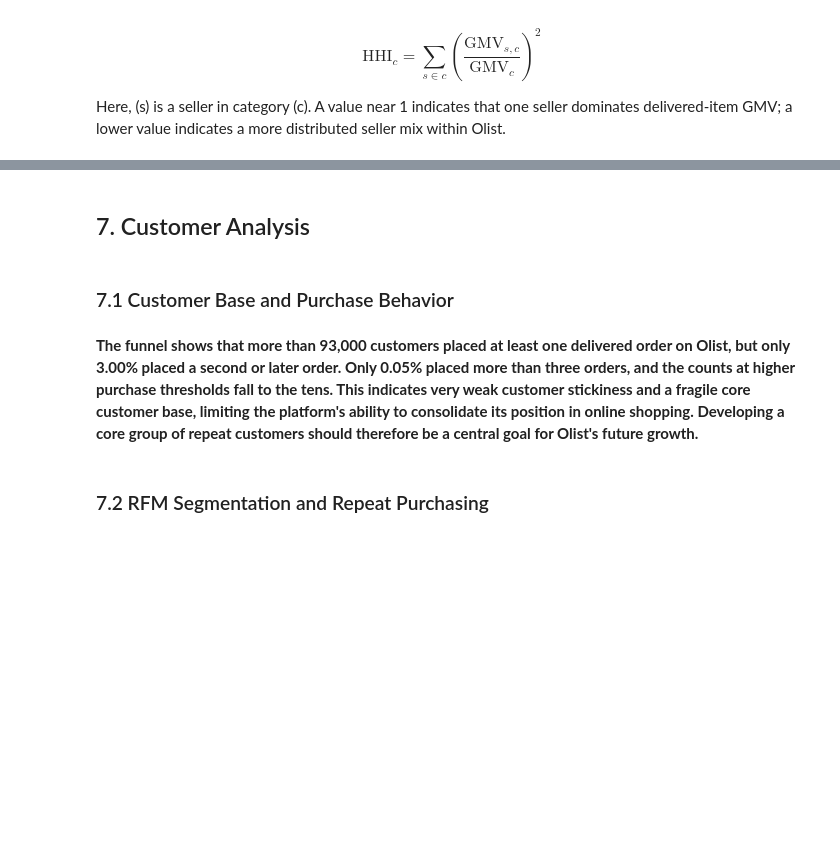
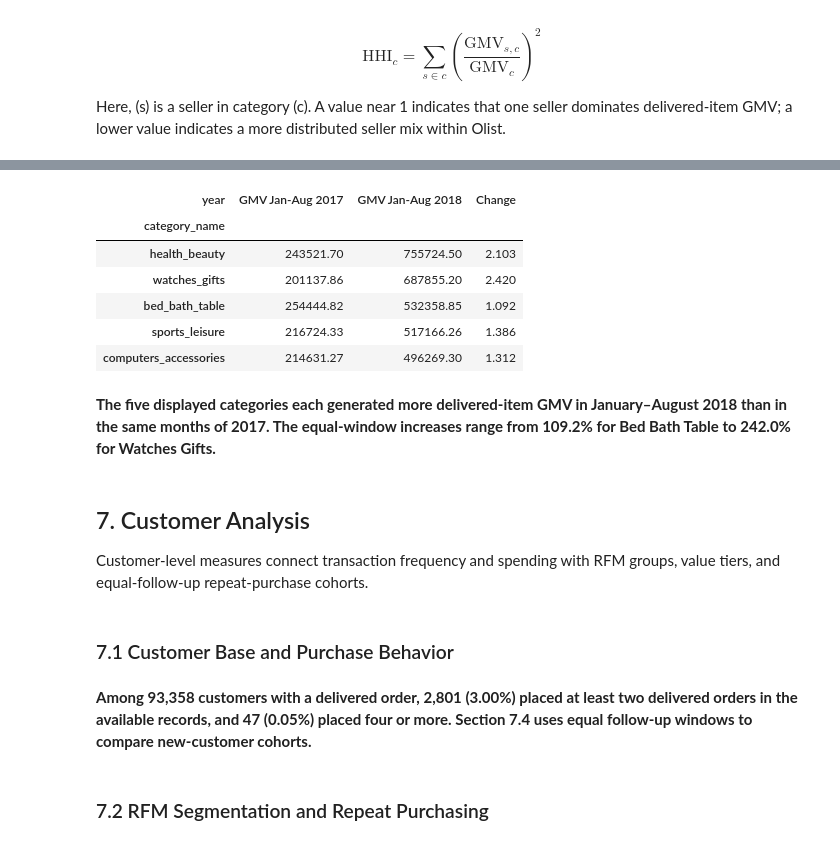
Before and after one commit to Observl/BigDataAnalysisPortfolio, a Jupyter notebook: Brazilian E-Commerce Analysis/Brazil EC.ipynb, the cells around one changed output, grey strips where cells are left out. Drawn from its saved outputs; the diff is of its cells as text; code cells hidden in the pictures; blank space fills up the shorter version.

```diff
--- a/Brazilian E-Commerce Analysis/Brazil EC.ipynb
+++ b/Brazilian E-Commerce Analysis/Brazil EC.ipynb
@@ -473,35 +479,29 @@ translation_df = dfs["translation_df"]
 customers_df["customer_zip_code_prefix"] = customers_df["customer_zip_code_prefix"].astype("string").str.zfill(5)
 customers_df["customer_city"] = customers_df["customer_city"].str.strip().str.lower()
 
-"str-lize zip code prefixes and city names."
 
 # Geolocation Features
 geolocation_df["geolocation_zip_code_prefix"] = geolocation_df["geolocation_zip_code_prefix"].astype("string").str.zfill(5)
 geolocation_df["geolocation_lat"] = pd.to_numeric(geolocation_df["geolocation_lat"], errors="coerce")
 geolocation_df["geolocation_lng"] = pd.to_numeric(geolocation_df["geolocation_lng"], errors="coerce")
 
-"numerilize geolocation's lat and lng values."
 
 # Order Item Features
 items_df["shipping_limit_date"] = pd.to_datetime(items_df["shipping_limit_date"], errors="coerce")
 items_df["price"] = pd.to_numeric(items_df["price"], errors="coerce")
 items_df["freight_value"] = pd.to_numeric(items_df["freight_value"], errors="coerce")
-items_df["item_total_value"] = items_df["price"] + items_df["freight_value"]
 
-"normalize timestamps and numerilize values."
 
 # Payment Features
 payments_df["payment_value"] = pd.to_numeric(payments_df["payment_value"], errors="coerce")
 payments_df["payment_installments"] = pd.to_numeric(payments_df["payment_installments"], errors="coerce")
 
-"numerilize values"
 
 # Review Features
 reviews_df["review_creation_date"] = pd.to_datetime(reviews_df["review_creation_date"], errors="coerce")
 reviews_df["review_answer_timestamp"] = pd.to_datetime(reviews_df["review_answer_timestamp"], errors="coerce")
 reviews_df["review_score"] = pd.to_numeric(reviews_df["review_score"], errors="coerce")
 
-"normalize timestamps and numerilize review scores."
 
 # Order Features
 date_columns = [
@@ -519,7 +519,6 @@ orders_df["delivery_days"] = (orders_df["order_delivered_customer_date"] - order
 orders_df["delivery_delay_days"] = (orders_df["order_delivered_customer_date"] - orders_df["order_estimated_delivery_date"]).dt.total_seconds() / 86400
 orders_df["is_late_delivery"] = orders_df["delivery_delay_days"] > 0
 
-"slice timestamps by year, month and day, creating new features."
 
 # Product Features
 products_df["product_category_name"] = products_df["product_category_name"].str.strip().str.lower()
@@ -535,12 +534,7 @@ product_numeric_columns = [
 for column in product_numeric_columns:
     products_df[column] = pd.to_numeric(products_df[column], errors="coerce")
 
-"numerilize products' parameters."
 
 # Seller Features
 sellers_df["seller_zip_code_prefix"] = sellers_df["seller_zip_code_prefix"].astype("string").str.zfill(5)
 sellers_df["seller_city"] = sellers_df["seller_city"].str.strip().str.lower()
-
-"str-lize zip codes and city names."
-
-""
@@ -1156,5 +1165,63 @@ Here, \(s\) is a seller in category \(c\). A value near 1 indicates that one sel
+# %%
+# Compare a fixed set of leading categories across months and equal-length year windows.
+category_monthly = product_sales.loc[
+    product_sales["order_purchase_timestamp"].between(
+        pd.Timestamp("2017-01-01"), pd.Timestamp("2018-08-31 23:59:59")
+    )
+].copy()
+category_monthly["month"] = category_monthly["order_purchase_timestamp"].dt.to_period("M").dt.to_timestamp()
+leading_categories = category_performance.nlargest(5, "gmv")["category_name"].tolist()
+category_monthly = (
+    category_monthly.loc[category_monthly["category_name"].isin(leading_categories)]
+    .groupby(["month", "category_name"], as_index=False)
+    .agg(gmv=("price", "sum"), delivered_orders=("order_id", "nunique"))
+)
+category_monthly["category_label"] = category_monthly["category_name"].str.replace("_", " ").str.title()
+category_growth_figure = px.line(
+    category_monthly, x="month", y="gmv", color="category_label",
+    markers=True, hover_data={"delivered_orders": ":,", "gmv": ":,.0f"},
+    title="Monthly Olist Delivered-Item GMV: Five Leading Categories",
+    labels={"month": "Purchase Month", "gmv": "Item-Price GMV (R$)",
+            "category_label": "Category"},
+    color_discrete_sequence=["#2563EB", "#0F766E", "#EA580C", "#7C3AED", "#D97706"],
+)
+category_growth_figure.update_layout(
+    template="plotly_white", height=580,
+    legend={"orientation": "h", "y": -0.22, "x": 0.5, "xanchor": "center"},
+    margin={"l": 80, "r": 40, "t": 80, "b": 140},
+)
+category_growth_figure.show()
+
+equal_window_sales = product_sales.loc[
+    product_sales["order_purchase_timestamp"].dt.year.isin([2017, 2018])
+    & product_sales["order_purchase_timestamp"].dt.month.le(8)
+    & product_sales["category_name"].isin(leading_categories)
+].copy()
+equal_window_sales["year"] = equal_window_sales["order_purchase_timestamp"].dt.year
+category_growth_comparison = (
+    equal_window_sales.groupby(["category_name", "year"])["price"]
+    .sum().unstack("year", fill_value=0)
+    .rename(columns={2017: "GMV Jan-Aug 2017", 2018: "GMV Jan-Aug 2018"})
+)
+category_growth_comparison["Change"] = (
+    category_growth_comparison["GMV Jan-Aug 2018"]
+    / category_growth_comparison["GMV Jan-Aug 2017"].replace(0, np.nan) - 1
+)
+display(category_growth_comparison.sort_values("GMV Jan-Aug 2018", ascending=False).round(3))
+# %% [output]
+| year | GMV Jan-Aug 2017 | GMV Jan-Aug 2018 | Change |
+| category_name |  |  |  |
+| health_beauty | 243521.70 | 755724.50 | 2.103 |
+| watches_gifts | 201137.86 | 687855.20 | 2.420 |
+| bed_bath_table | 254444.82 | 532358.85 | 1.092 |
+| sports_leisure | 216724.33 | 517166.26 | 1.386 |
+| computers_accessories | 214631.27 | 496269.30 | 1.312 |
+# %% [markdown]
+**The five displayed categories each generated more delivered-item GMV in January–August 2018 than in the same months of 2017. The equal-window increases range from 109.2% for Bed Bath Table to 242.0% for Watches Gifts.**
 # %% [markdown]
 ## 7. Customer Analysis
+
+Customer-level measures connect transaction frequency and spending with RFM groups, value tiers, and equal-follow-up repeat-purchase cohorts.
 # %% [markdown]
 ### 7.1 Customer Base and Purchase Behavior
 # %%
@@ -1188,7 +1255,7 @@ frequency_figure.update_layout(title="Delivered-Order Reach by Purchase Threshol
 frequency_figure.update_xaxes(title="log10(Consumers + 1)")
 frequency_figure.show()
 # %% [markdown]
-**The funnel shows that more than 93,000 customers placed at least one delivered order on Olist, but only 3.00% placed a second or later order. Only 0.05% placed more than three orders, and the counts at higher purchase thresholds fall to the tens. This indicates very weak customer stickiness and a fragile core customer base, limiting the platform's ability to consolidate its position in online shopping. Developing a core group of repeat customers should therefore be a central goal for Olist's future growth.**
+**Among 93,358 customers with a delivered order, 2,801 (3.00%) placed at least two delivered orders in the available records, and 47 (0.05%) placed four or more. Section 7.4 uses equal follow-up windows to compare new-customer cohorts.**
 # %% [markdown]
 ### 7.2 RFM Segmentation and Repeat Purchasing
 # %%
```
Also changed, not shown: parts of 73 cells of this notebook, 18 other files.
